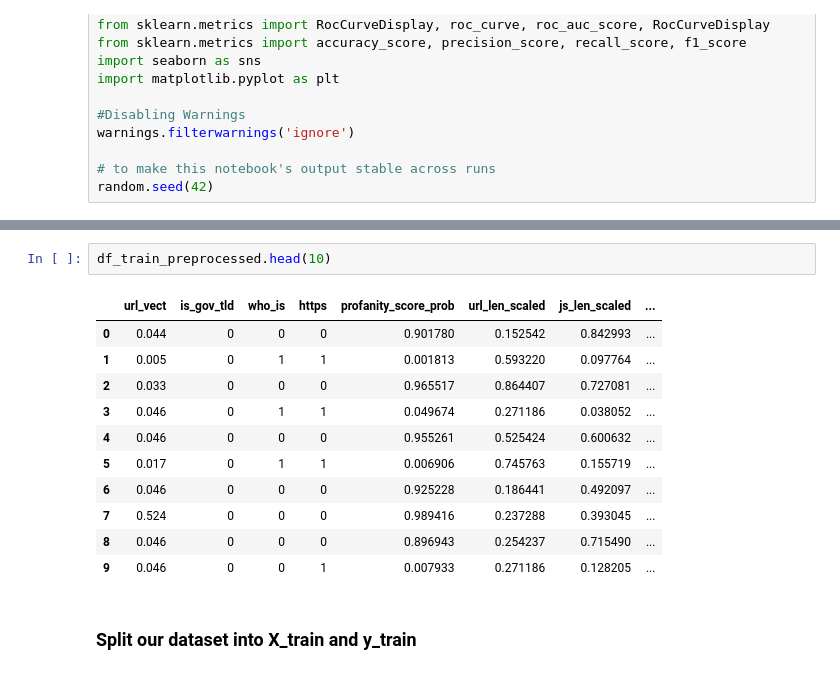
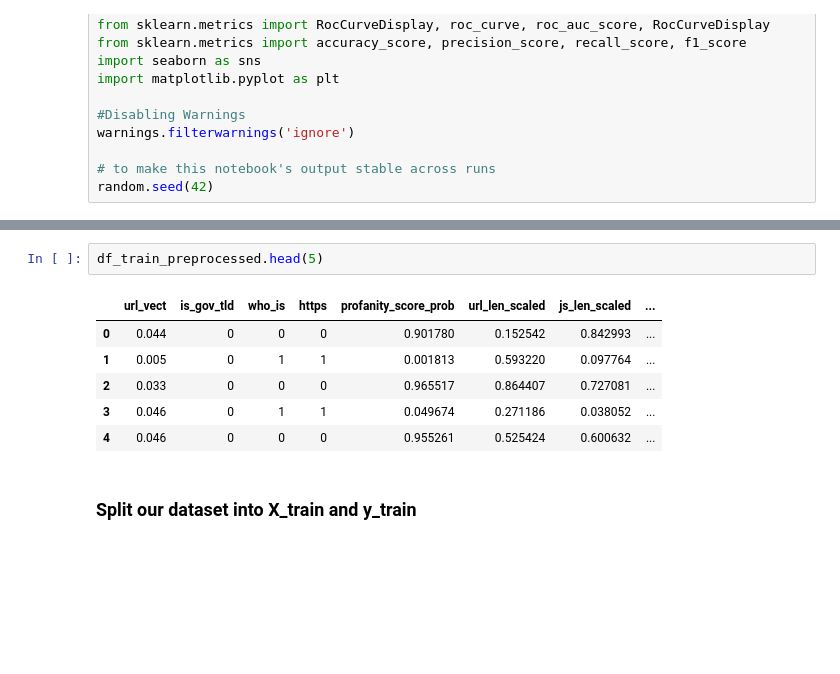
Before and after one commit to JustinBui/CPSC483-URL-Classifier, a Jupyter notebook: 2 - ML Modeling.ipynb, the cells around one changed output, grey strips where cells are left out. Cells and saved outputs as stored; diff of their text form; blank space fills up the shorter version.

```diff
--- a/2 - ML Modeling.ipynb
+++ b/2 - ML Modeling.ipynb
@@ -53,17 +53,12 @@ df_train_preprocessed = loadDataset("Dataset/preprocessed_training_data.csv")
 # %%
-df_train_preprocessed.head(10)
+df_train_preprocessed.head(5)
 # %% [output]
 |  | url_vect | is_gov_tld | who_is | https | profanity_score_prob | url_len_scaled | js_len_scaled | ... |
 | 0 | 0.044 | 0 | 0 | 0 | 0.901780 | 0.152542 | 0.842993 | ... |
 | 1 | 0.005 | 0 | 1 | 1 | 0.001813 | 0.593220 | 0.097764 | ... |
 | 2 | 0.033 | 0 | 0 | 0 | 0.965517 | 0.864407 | 0.727081 | ... |
 | 3 | 0.046 | 0 | 1 | 1 | 0.049674 | 0.271186 | 0.038052 | ... |
 | 4 | 0.046 | 0 | 0 | 0 | 0.955261 | 0.525424 | 0.600632 | ... |
-| 5 | 0.017 | 0 | 1 | 1 | 0.006906 | 0.745763 | 0.155719 | ... |
-| 6 | 0.046 | 0 | 0 | 0 | 0.925228 | 0.186441 | 0.492097 | ... |
-| 7 | 0.524 | 0 | 0 | 0 | 0.989416 | 0.237288 | 0.393045 | ... |
-| 8 | 0.046 | 0 | 0 | 0 | 0.896943 | 0.254237 | 0.715490 | ... |
-| 9 | 0.046 | 0 | 0 | 1 | 0.007933 | 0.271186 | 0.128205 | ... |
 # %% [markdown]
 ### Split our dataset into X_train and y_train
 # %%
```
Also changed, not shown: parts of 36 cells of this notebook, 7 other files.
